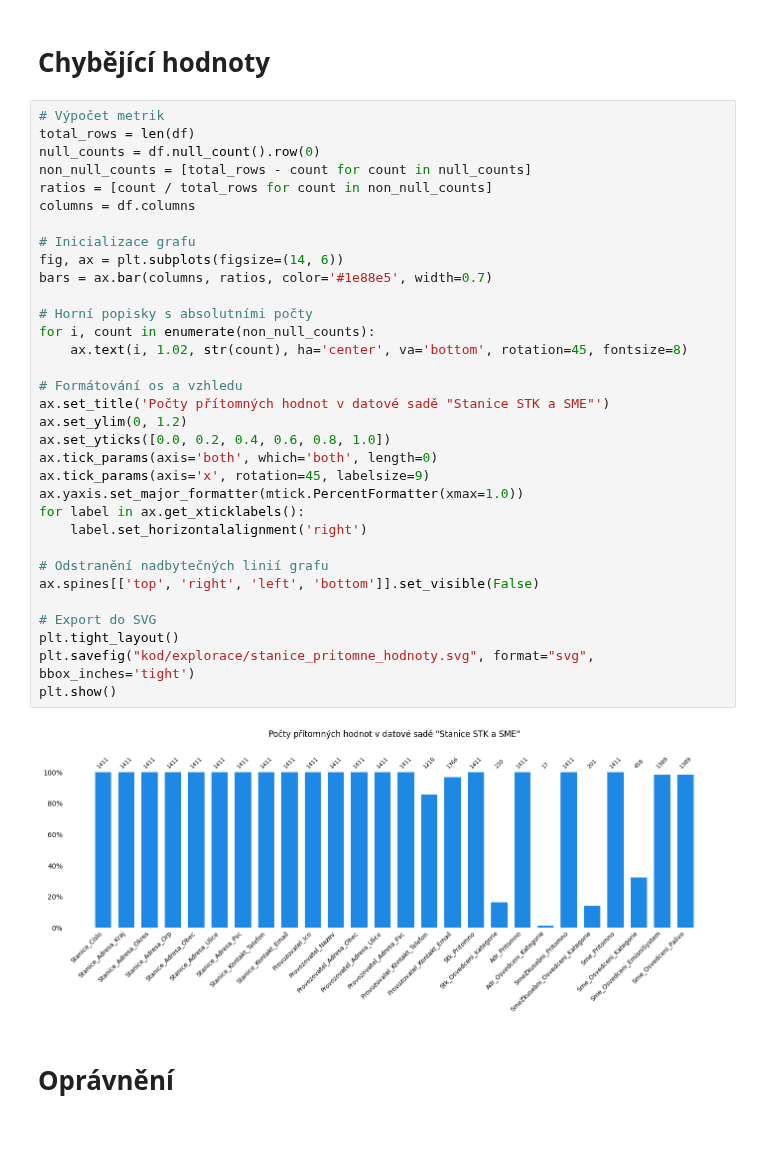
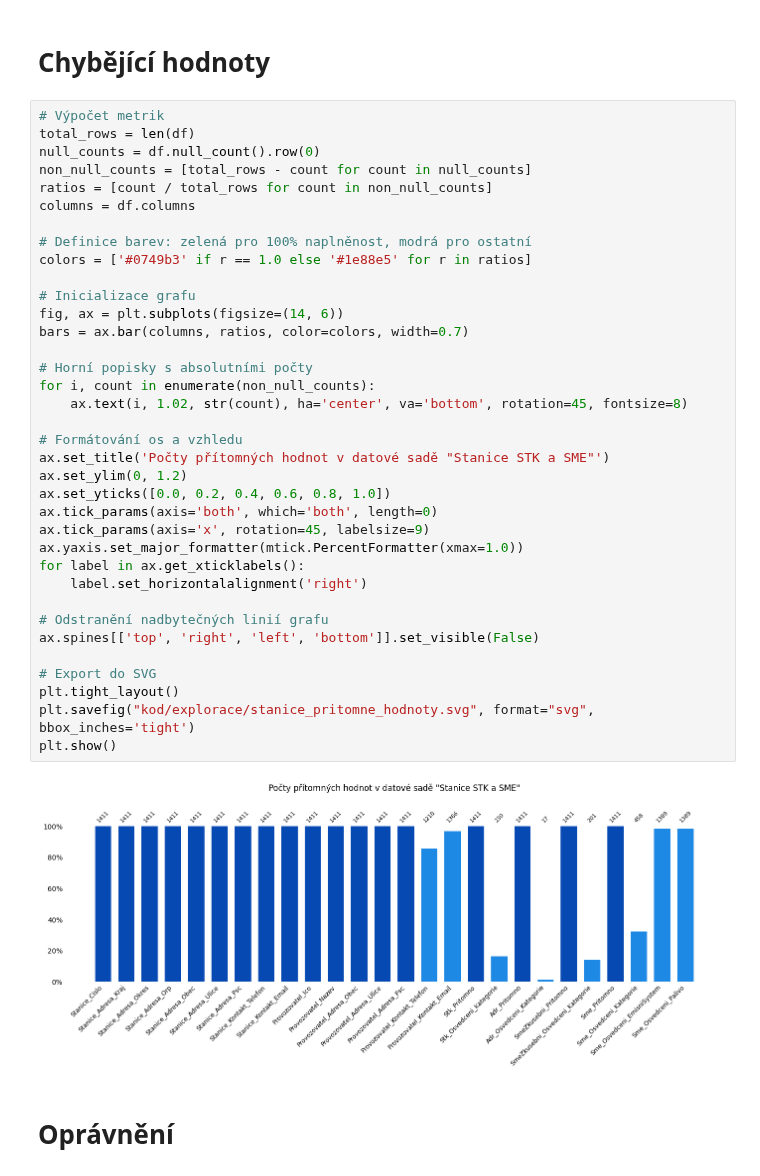
Before and after one commit to opendatalabcz/emissions-data-analysis-cz, a Jupyter notebook: kod/explorace/stations_exploration.ipynb, the cells around one changed output. Drawn from its saved outputs; the diff is of its cells as text; blank space fills up the shorter version.

```diff
--- a/kod/explorace/stations_exploration.ipynb
+++ b/kod/explorace/stations_exploration.ipynb
@@ -85,35 +86,38 @@ total_rows = len(df)
 null_counts = df.null_count().row(0)
 non_null_counts = [total_rows - count for count in null_counts]
 ratios = [count / total_rows for count in non_null_counts]
 columns = df.columns
 
+# Definice barev: zelená pro 100% naplněnost, modrá pro ostatní
+colors = ['#0749b3' if r == 1.0 else '#1e88e5' for r in ratios]
+
 # Inicializace grafu
 fig, ax = plt.subplots(figsize=(14, 6))
-bars = ax.bar(columns, ratios, color='#1e88e5', width=0.7)
+bars = ax.bar(columns, ratios, color=colors, width=0.7)
 
 # Horní popisky s absolutními počty
 for i, count in enumerate(non_null_counts):
     ax.text(i, 1.02, str(count), ha='center', va='bottom', rotation=45, fontsize=8)
 
 # Formátování os a vzhledu
 ax.set_title('Počty přítomných hodnot v datové sadě "Stanice STK a SME"')
 ax.set_ylim(0, 1.2)
 ax.set_yticks([0.0, 0.2, 0.4, 0.6, 0.8, 1.0])
 ax.tick_params(axis='both', which='both', length=0)
 ax.tick_params(axis='x', rotation=45, labelsize=9)
 ax.yaxis.set_major_formatter(mtick.PercentFormatter(xmax=1.0))
 for label in ax.get_xticklabels():
     label.set_horizontalalignment('right')
 
 # Odstranění nadbytečných linií grafu
 ax.spines[['top', 'right', 'left', 'bottom']].set_visible(False)
 
 # Export do SVG
 plt.tight_layout()
 plt.savefig("kod/explorace/stanice_pritomne_hodnoty.svg", format="svg", bbox_inches='tight')
 plt.show()
 # %% [output]
-[figure, old version]
+[figure, new version]
 # %% [markdown]
 # Oprávnění
 # %%
```
Also changed, not shown: parts of 4 cells of this notebook, 11 other files.
